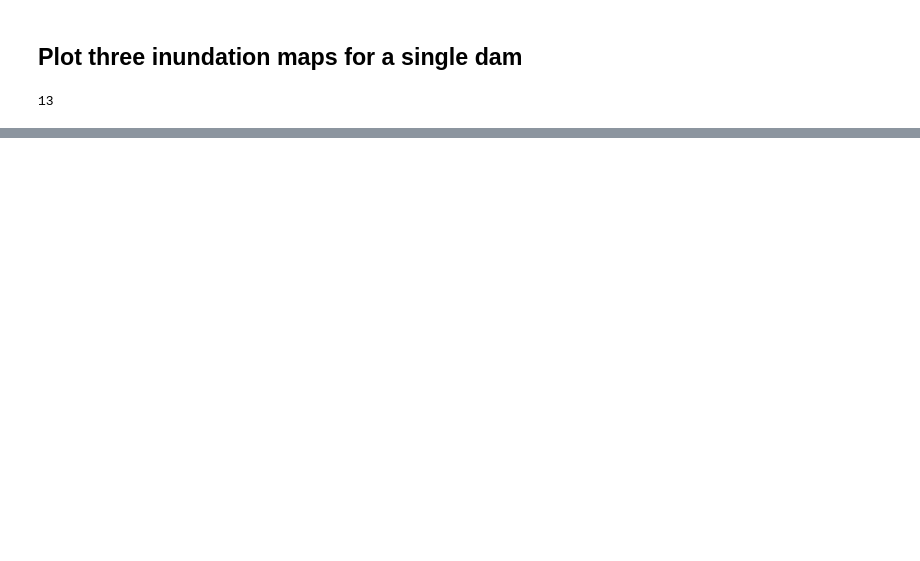
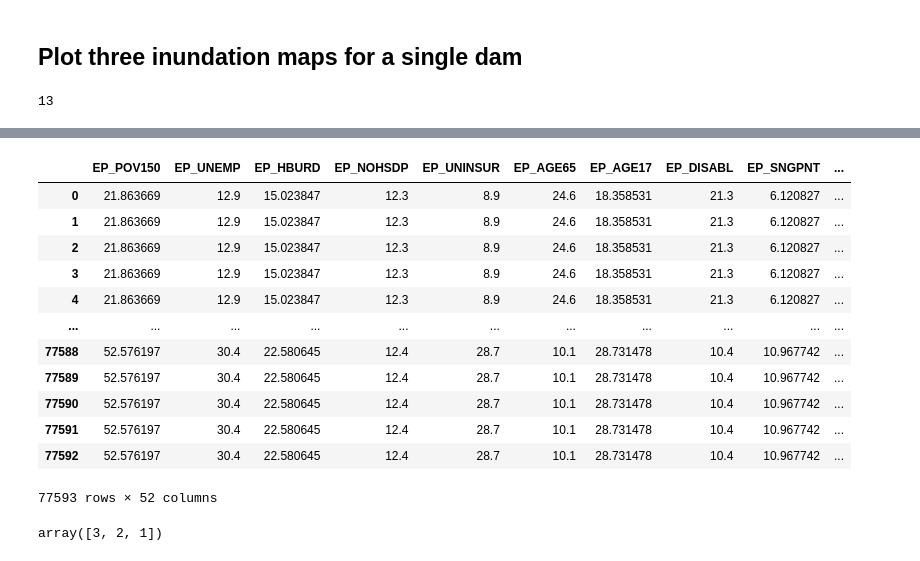
Before and after one commit to I-GUIDE/population_vulnerable_to_dam_failure, a Jupyter notebook: plot_maps.ipynb, the cells around one changed output, grey strips where cells are left out. Drawn from its saved outputs; the diff is of its cells as text; code cells hidden in the pictures; blank space fills up the shorter version.

```diff
--- a/plot_maps.ipynb
+++ b/plot_maps.ipynb
@@ -110,0 +124,21 @@ plt.show()
+# %%
+lm = gpd.read_file(os.path.join(output_path, f'N_{iter_num}', f'Multi_F_lm.geojson'))
+lm
+# %% [output]
+|  | EP_POV150 | EP_UNEMP | EP_HBURD | EP_NOHSDP | EP_UNINSUR | EP_AGE65 | EP_AGE17 | EP_DISABL | EP_SNGPNT | ... |
+| 0 | 21.863669 | 12.9 | 15.023847 | 12.3 | 8.9 | 24.6 | 18.358531 | 21.3 | 6.120827 | ... |
+| 1 | 21.863669 | 12.9 | 15.023847 | 12.3 | 8.9 | 24.6 | 18.358531 | 21.3 | 6.120827 | ... |
+| 2 | 21.863669 | 12.9 | 15.023847 | 12.3 | 8.9 | 24.6 | 18.358531 | 21.3 | 6.120827 | ... |
+| 3 | 21.863669 | 12.9 | 15.023847 | 12.3 | 8.9 | 24.6 | 18.358531 | 21.3 | 6.120827 | ... |
+| 4 | 21.863669 | 12.9 | 15.023847 | 12.3 | 8.9 | 24.6 | 18.358531 | 21.3 | 6.120827 | ... |
+| ... | ... | ... | ... | ... | ... | ... | ... | ... | ... | ... |
+| 77588 | 52.576197 | 30.4 | 22.580645 | 12.4 | 28.7 | 10.1 | 28.731478 | 10.4 | 10.967742 | ... |
+| 77589 | 52.576197 | 30.4 | 22.580645 | 12.4 | 28.7 | 10.1 | 28.731478 | 10.4 | 10.967742 | ... |
+| 77590 | 52.576197 | 30.4 | 22.580645 | 12.4 | 28.7 | 10.1 | 28.731478 | 10.4 | 10.967742 | ... |
+| 77591 | 52.576197 | 30.4 | 22.580645 | 12.4 | 28.7 | 10.1 | 28.731478 | 10.4 | 10.967742 | ... |
+| 77592 | 52.576197 | 30.4 | 22.580645 | 12.4 | 28.7 | 10.1 | 28.731478 | 10.4 | 10.967742 | ... |
+77593 rows × 52 columns
+# %%
+lm['Class'].unique()
+# %% [output]
+array([3, 2, 1])
```
Also changed, not shown: parts of 9 cells of this notebook, 7 other files.
